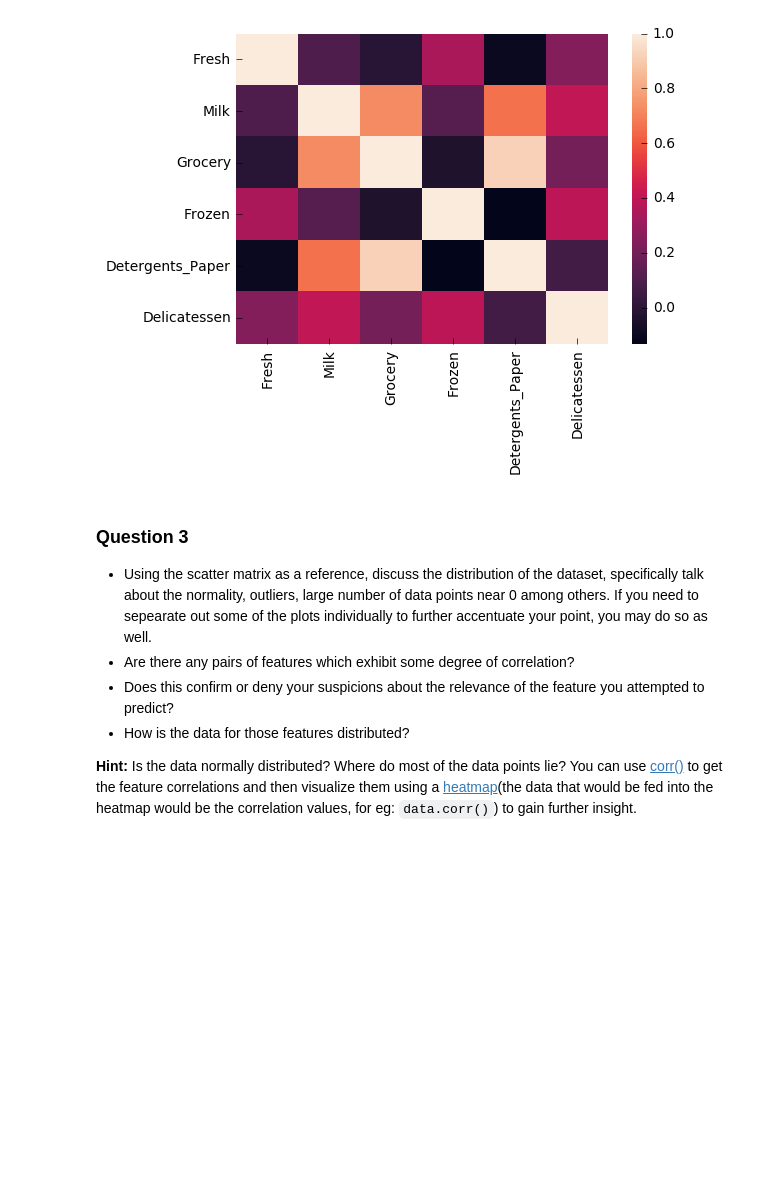
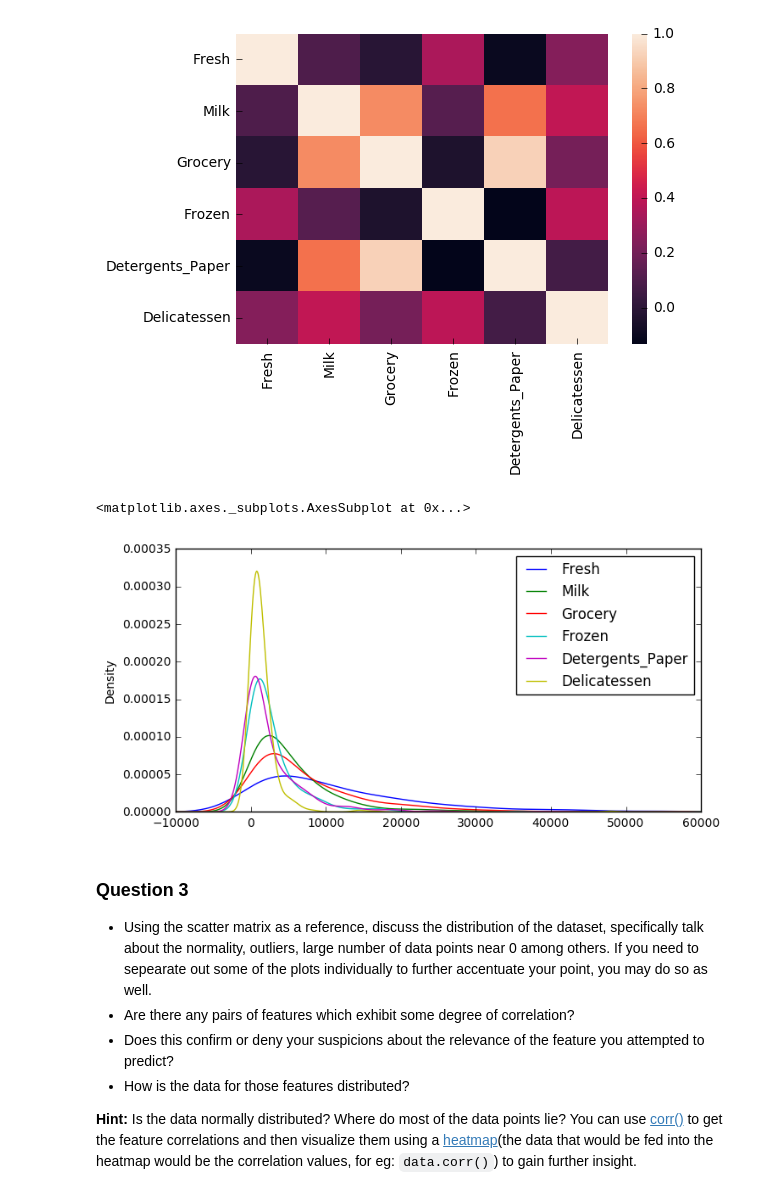
Before and after one commit to kayfuku/MLND_Udacity, a Jupyter notebook: customer_segments/customer_segments.ipynb, the cells around one changed output. Cells and saved outputs as stored; diff of their text form; code cells hidden in the pictures; blank space fills up the shorter version.

```diff
--- a/customer_segments/customer_segments.ipynb
+++ b/customer_segments/customer_segments.ipynb
@@ -211,6 +210,11 @@ sns.heatmap(corr)
 # %% [output]
 <matplotlib.axes._subplots.AxesSubplot at 0x...>
 [figure]
+# %%
+data.plot(xlim=(-10000, 60000), kind="kde", figsize=(8, 4))
+# %% [output]
+<matplotlib.axes._subplots.AxesSubplot at 0x...>
+[figure, added]
 # %% [markdown]
 ### Question 3
 * Using the scatter matrix as a reference, discuss the distribution of the dataset, specifically talk about the normality, outliers, large number of data points near 0 among others. If you need to sepearate out some of the plots individually to further accentuate your point, you may do so as well.
```
Also changed, not shown: parts of 3 cells of this notebook, 1 other file.
